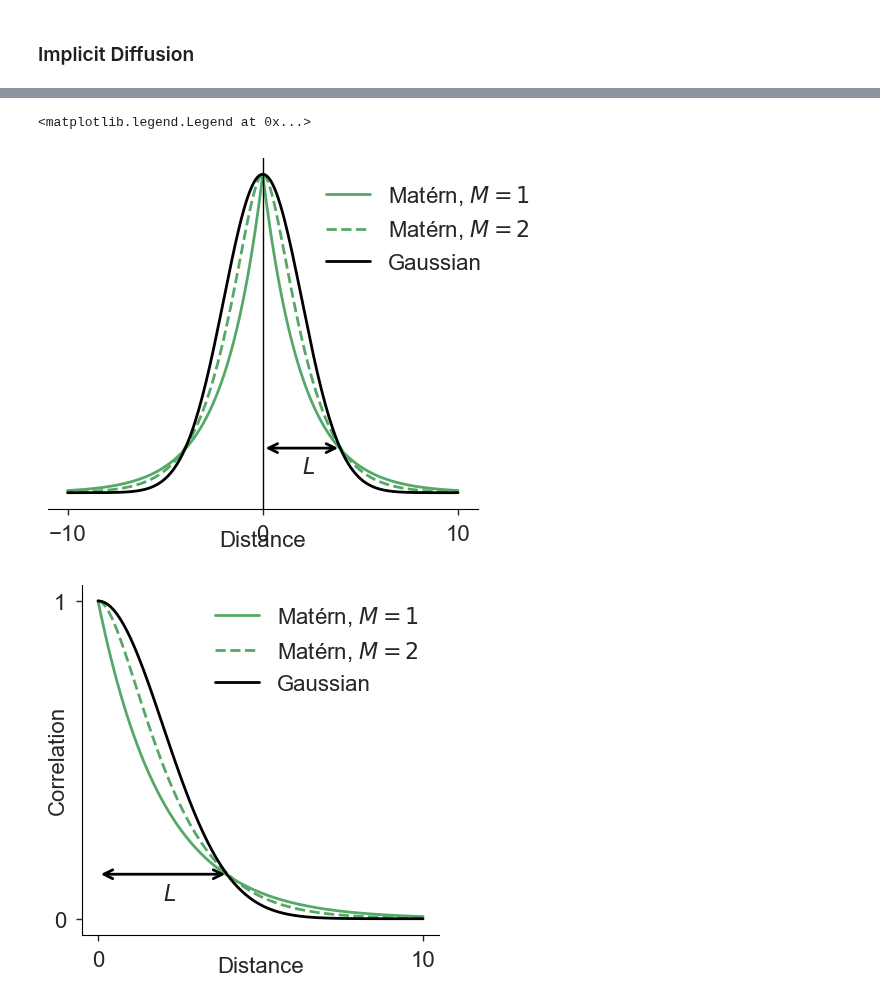
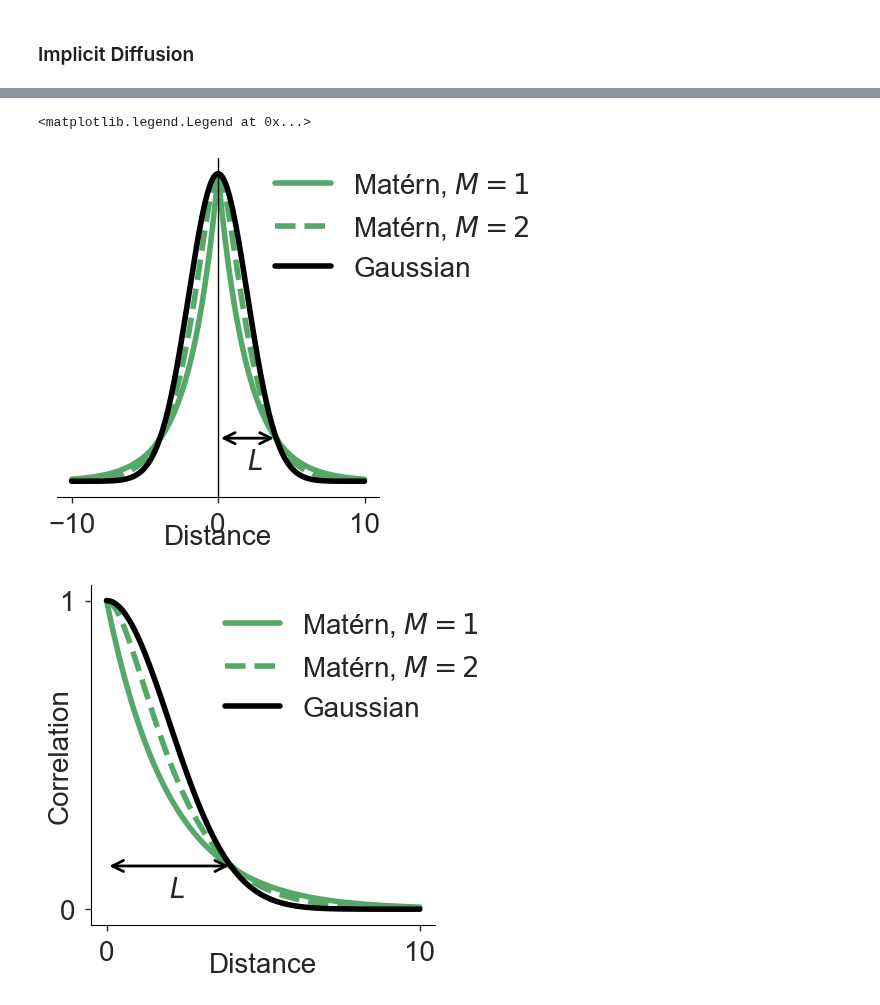
Before and after one commit to timothyas/generic-matern-covariance, a Jupyter notebook: src/plots_for_ecco.ipynb, the cells around one changed output, grey strips where cells are left out. Cells and saved outputs as stored; diff of their text form; code cells hidden in the pictures.

```diff
--- a/src/plots_for_ecco.ipynb
+++ b/src/plots_for_ecco.ipynb
@@ -7,7 +7,7 @@ import xarray as xr
 
 import scipy.special
 # %%
-plt.style.use('./correlation.mplstyle')
+plt.style.use('./presentation.mplstyle')
 # %%
 def matern(x, n_range, m, n_dim):
 
@@ -187,5 +183,8 @@ ax.set(**kwc)
+# %%
+kwr = kw.copy()
+kwr["xticks"] = [0, 10]
 # %%
-fig, ax = plt.subplots(figsize=(4,4), constrained_layout=True)
+fig, ax = plt.subplots(figsize=(4.5,4), constrained_layout=True)
 
 linestyles=['-','--']
 for m, ls in zip([2,4],linestyles):
@@ -194,9 +193,9 @@ for m, ls in zip([2,4],linestyles):
     p = ax.plot(x, y, ls=ls, label=label, alpha=1, color='C1')
 
 ax.plot(x, g, color='k', label="Gaussian")
-ax.legend()
+ax.legend(bbox_to_anchor=(1.2,1.), loc="upper right")
 annotate(ax, (0, 0.14), (rho_hat, 0.14))
-ax.text(.5*rho_hat, 0.06, r"$L$", ha='center')
+ax.text(.5*rho_hat, 0.04, r"$L$", ha='center')
 
 ax.set(**kwr)
 ax.set_xlabel("Distance", labelpad=-10)
@@ -221,7 +220,7 @@ ax.set(**kwc)
 ax.set_xlabel("Distance", labelpad=-10)
 ax.set_ylabel("Correlation", labelpad=-10)
 
-ax.text(rho_hat/2, 0.06, r"$L$")
+ax.text(rho_hat/2, 0.04, r"$L$")
 annotate(ax, (0, 0.14), (rho_hat, 0.14))
 center_axis(ax)
 
@@ -230,28 +229,28 @@ ax.legend(loc="center left", bbox_to_anchor=(.6, .8))
 #fig.savefig(f"../figures/correlation_comparison.pdf", bbox_inches='tight')
 # %% [output]
 <matplotlib.legend.Legend at 0x...>
-[figure, old version]
+[figure, new version]
 # %%
-fig, ax = plt.subplots(figsize=(4,4), constrained_layout=True)
+fig, ax = plt.subplots(figsize=(4.5,4), constrained_layout=True)
 
 
 linestyles = ['-','--',':']
 for m, ls in zip([1,2], linestyles):
 
     y = matern(x, n_range=rho_hat, m=m, n_dim=1)
     label = r"Matérn, $M = %d$" % m
     ax.plot(x, y, ls=ls, label=label, color="C0")
 
 ax.plot(x, g, color='k', label='Gaussian')
 
 ax.set(**kwr)
 ax.set_xlabel("Distance", labelpad=-10)
 ax.set_ylabel("Correlation", labelpad=-10)
 
-ax.text(rho_hat/2, 0.06, r"$L$")
+ax.text(rho_hat/2, 0.04, r"$L$")
 annotate(ax, (0, 0.14), (rho_hat, 0.14))
 
-ax.legend()
+ax.legend(bbox_to_anchor=(1.2,1.), loc="upper right")
 fig.savefig("../figures/matern.pdf", bbox_inches="tight")
 # %% [output]
-[figure, old version]
+[figure, new version]
```
Also changed, not shown: parts of 8 cells of this notebook, 8 other files.
